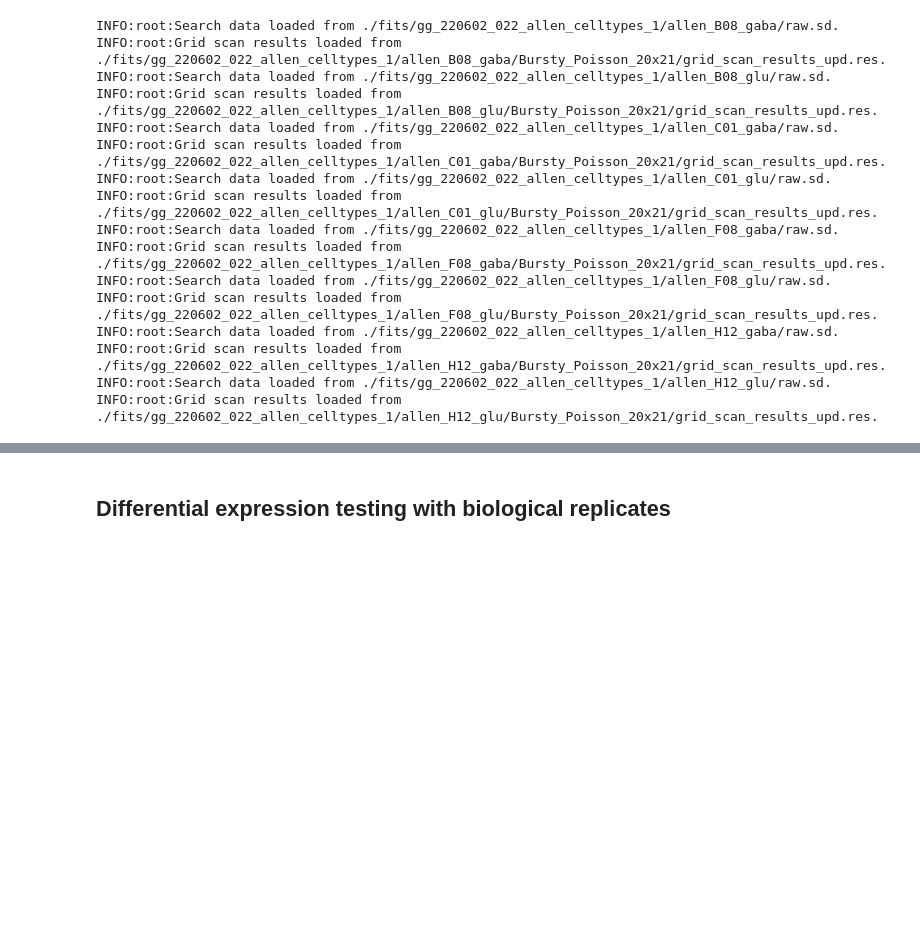
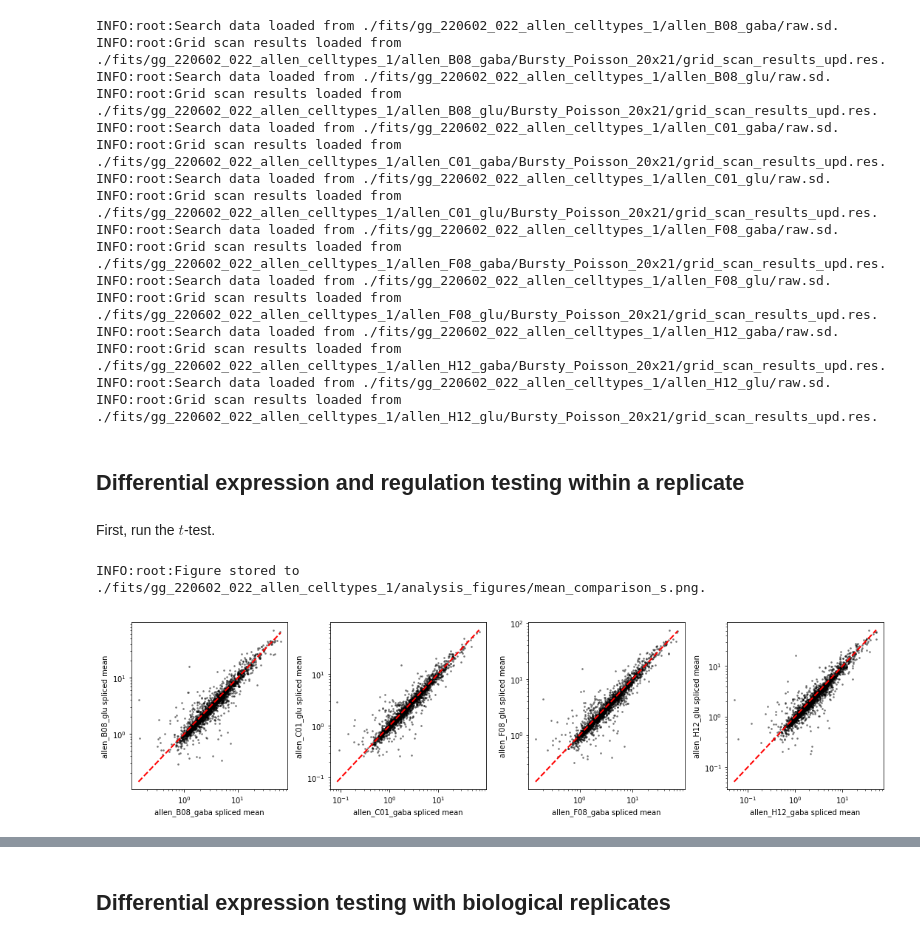
Before and after one commit to gennadygorin/seq-cme-technoise, a Jupyter notebook: gg220603_allen_celltypes_de.ipynb, the cells around one changed output, grey strips where cells are left out. Drawn from its saved outputs; the diff is of its cells as text; code cells hidden in the pictures; blank space fills up the shorter version.

```diff
--- a/gg220603_allen_celltypes_de.ipynb
+++ b/gg220603_allen_celltypes_de.ipynb
@@ -79,0 +86,24 @@ INFO:root:Grid scan results loaded from ./fits/gg_220602_022_allen_celltypes_1/a
+# %% [markdown]
+## Differential expression and regulation testing within a replicate
+# %% [markdown]
+First, run the $t$-test.
+# %%
+fig1,ax1= plt.subplots(1,n_datasets,figsize=(15,4))
+for j in range(n_datasets):
+    m1 = [sd_arr_gaba[j].moments[x]['S_mean']  for x in range(n_genes)]
+    m2 = [sd_arr_glu[j].moments[x]['S_mean'] for x in range(n_genes)]
+    ax1[j].scatter(m1,m2,3,'k',alpha=0.4)
+    ax1[j].set_xscale('log')
+    ax1[j].set_yscale('log')
+    ax1[j].set_xlabel(dataset_names_gaba[j] +' spliced mean')
+    ax1[j].set_ylabel(dataset_names_glu[j] +' spliced mean')
+#     ax1[j].set_title('Spliced mean comparison')
+    xl = [min(m1),max(m1)]
+    ax1[j].plot(xl,xl,'r--',linewidth=2)
+fig1.tight_layout()
+fig_string = sr_arr_gaba[0].batch_analysis_string+'/mean_comparison_s.png'
+plt.savefig(fig_string,dpi=450)
+log.info('Figure stored to {}.'.format(fig_string))
+# %% [output]
+INFO:root:Figure stored to ./fits/gg_220602_022_allen_celltypes_1/analysis_figures/mean_comparison_s.png.
+[figure, added]
```
Also changed, not shown: parts of 65 cells of this notebook.
